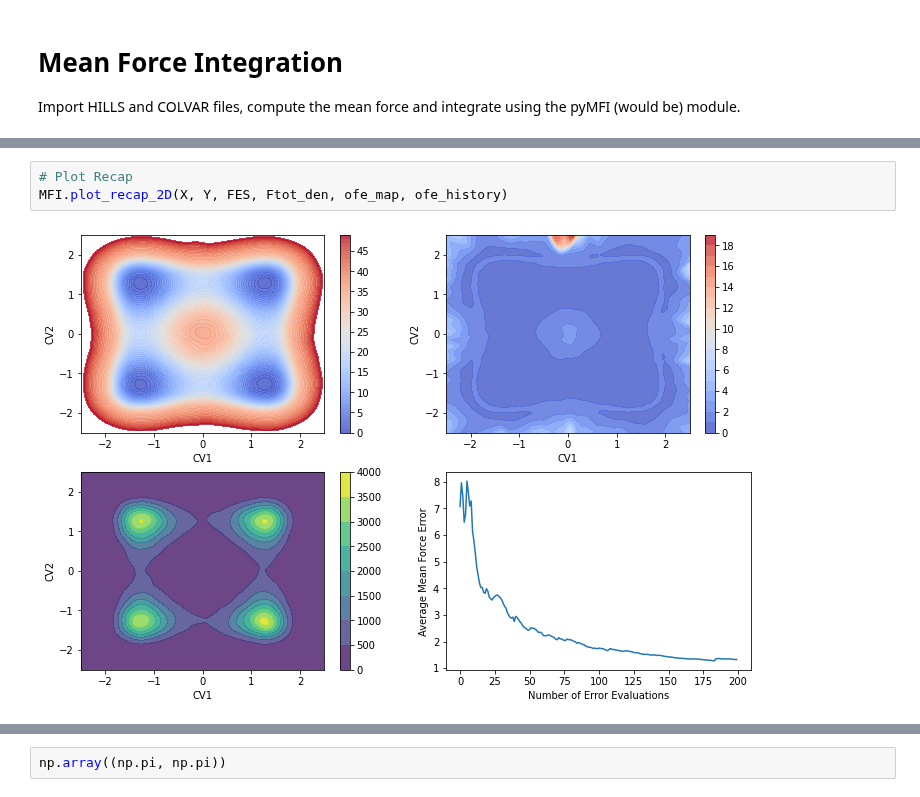
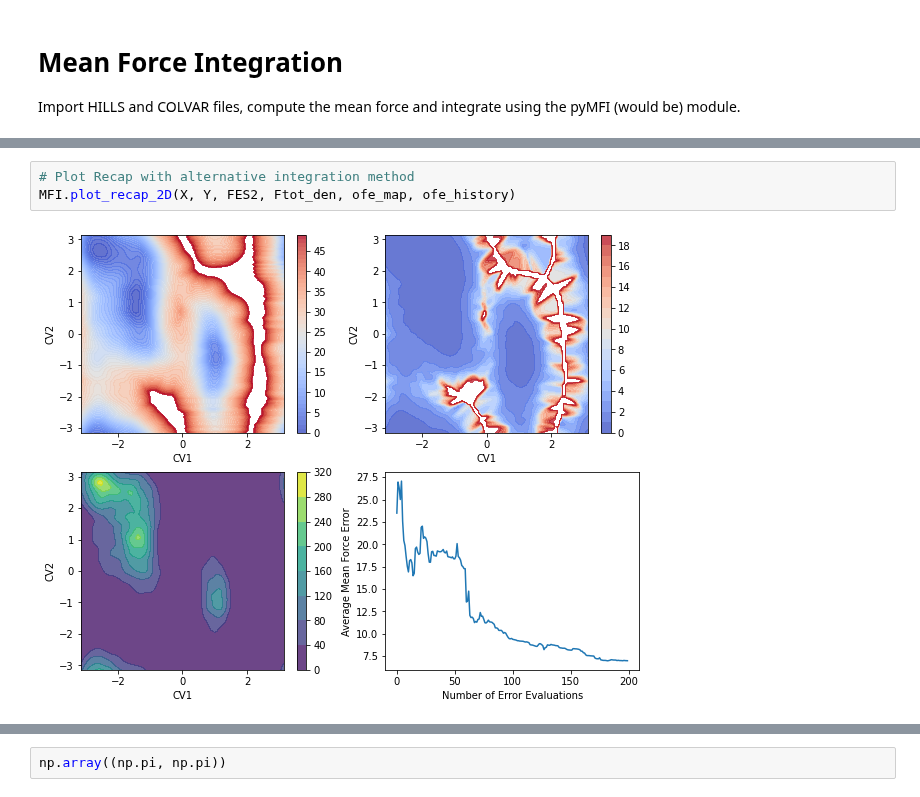
Before and after one commit to mme-ucl/MFI, a Jupyter notebook: MFI_notebook.ipynb, the cells around one changed output, grey strips where cells are left out. Saved outputs shown, nothing was run; the diff lists cells and outputs as text.

```diff
--- a/MFI_notebook.ipynb
+++ b/MFI_notebook.ipynb
@@ -28,8 +29,8 @@ TypeError: only integer scalar arrays can be converted to a scalar index
 # %%
-# Plot Recap
-MFI.plot_recap_2D(X, Y, FES, Ftot_den, ofe_map, ofe_history)
+# Plot Recap with alternative integration method
+MFI.plot_recap_2D(X, Y, FES2, Ftot_den, ofe_map, ofe_history)
 # %% [output]
-[figure, old version]
+[figure, new version]
 # %%
 #Read the HILLS file
 HILLS=MFI.load_HILLS_2D(hills_name="HILLS_potential")
```
Also changed, not shown: parts of 2 cells of this notebook, 1 other file.
